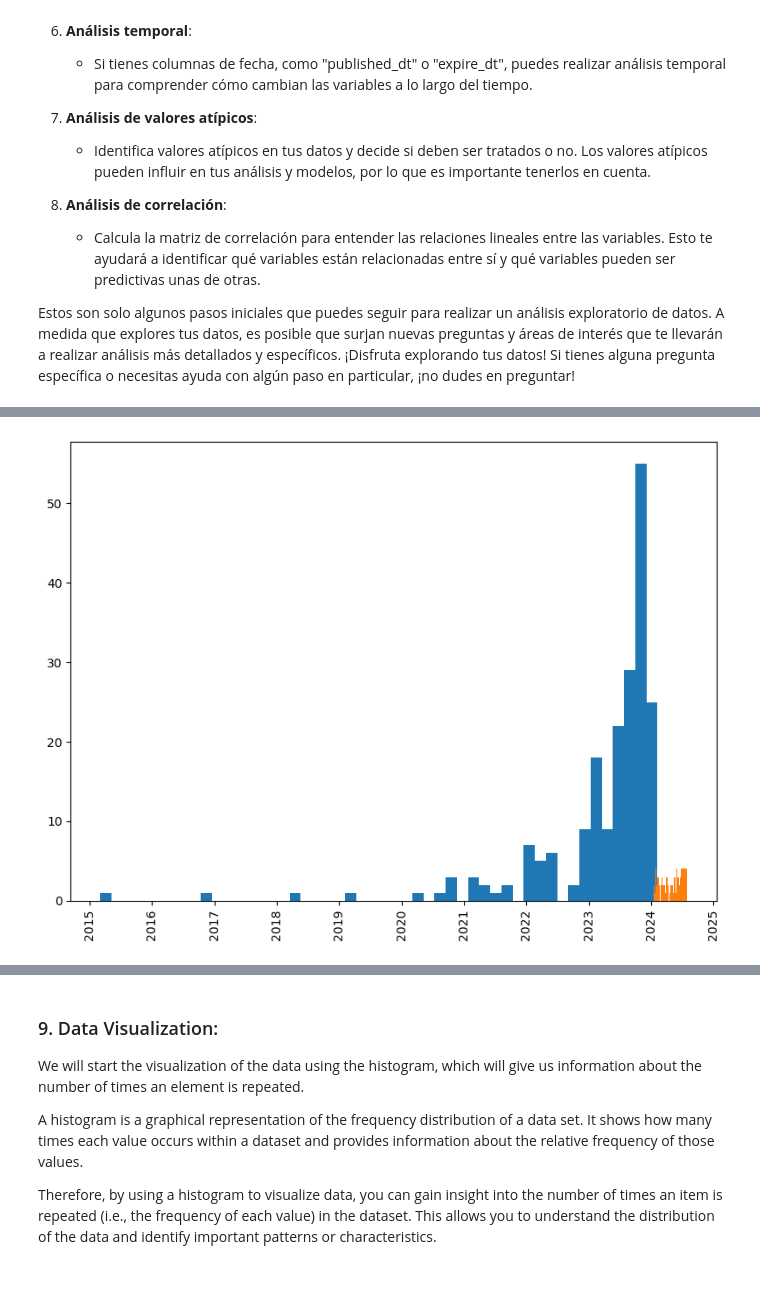
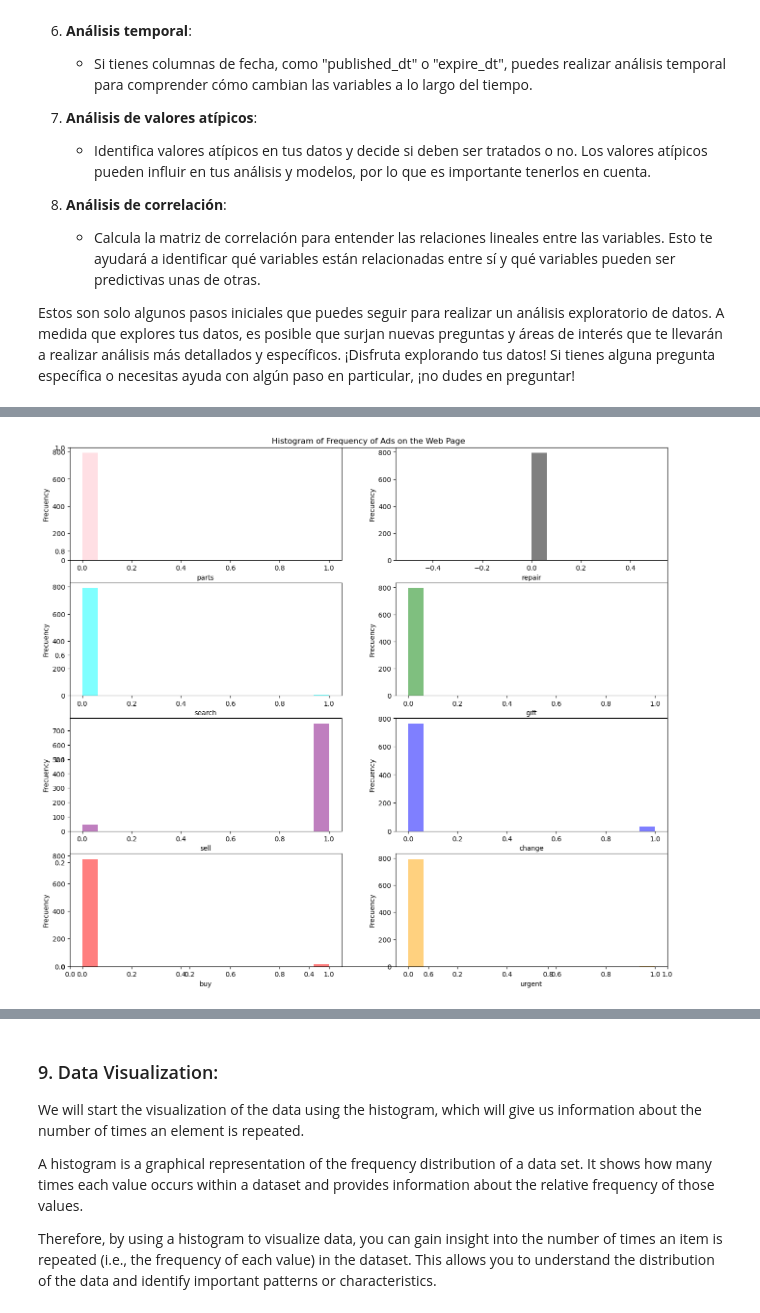
Before and after one commit to albertjimrod/ScraperETL-EDA-ML-Personal, a Jupyter notebook: project_5/EDA_hispasonic.ipynb, the cells around one changed output, grey strips where cells are left out. Saved outputs shown, nothing was run; the diff lists cells and outputs as text; code cells hidden in the pictures; blank space fills up the shorter version.

```diff
--- a/project_5/EDA_hispasonic.ipynb
+++ b/project_5/EDA_hispasonic.ipynb
@@ -476,15 +476,19 @@ Hay que tener en cuenta que los datos en el dataset están repetidos, es decir,
-# %%
-plt.figure(figsize=(8, 6))  # Ajusta los valores de ancho y alto según sea necesario
-
-plt.hist(ndf_copy["published_dt"].unique(), bins=50)
-plt.hist(ndf_copy["expire_dt"].unique(), bins=50)
-
-# Rotar las etiquetas del eje x
-plt.xticks(rotation=90)
-
-# Ajustar el diseño del gráfico
-plt.tight_layout()
-
-plt.show()
-# %% [output]
-[figure, removed]
+# %%
+plt.figure(figsize=(16,14))
+
+actions = ['urgent', 'buy', 'change', 'sell', 'gift', 'search', 'repair','parts']
+colorines = ["orange","red","blue","purple","green","cyan","black","pink"]
+
+plt.title('Histogram of Frequency of Ads on the Web Page')
+for a in range(1,9):
+    plt.subplot(4,2,a)
+    plt.hist(ndf_copy[actions[-a]],
+             bins=16,
+             color=colorines[-a],
+             alpha=0.5)
+
+    plt.xlabel(actions[-a])
+    plt.ylabel('Frecuency')
+plt.show()
+# %% [output]
+[figure, added]
```
Also changed, not shown: parts of 43 cells of this notebook, 4 other files.
